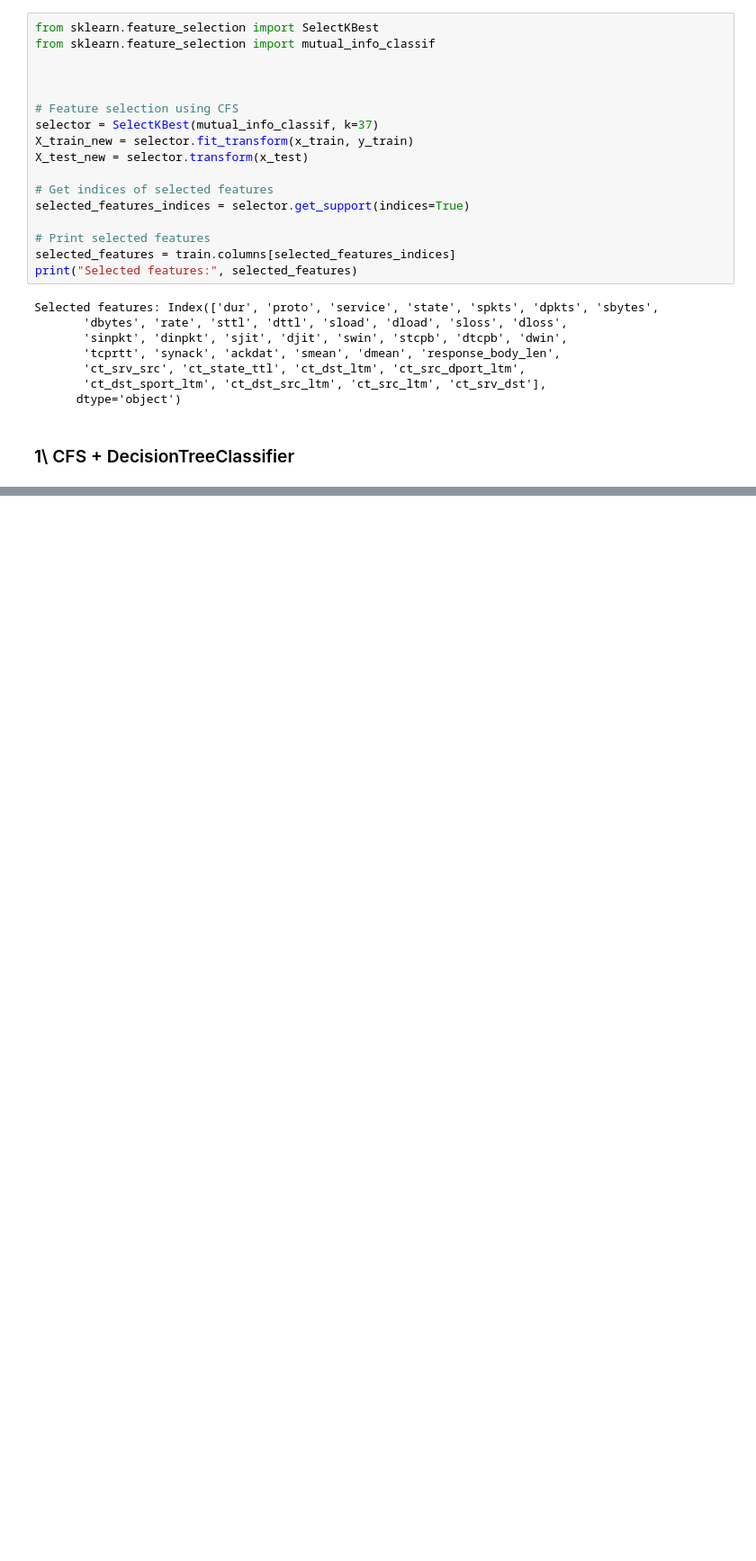
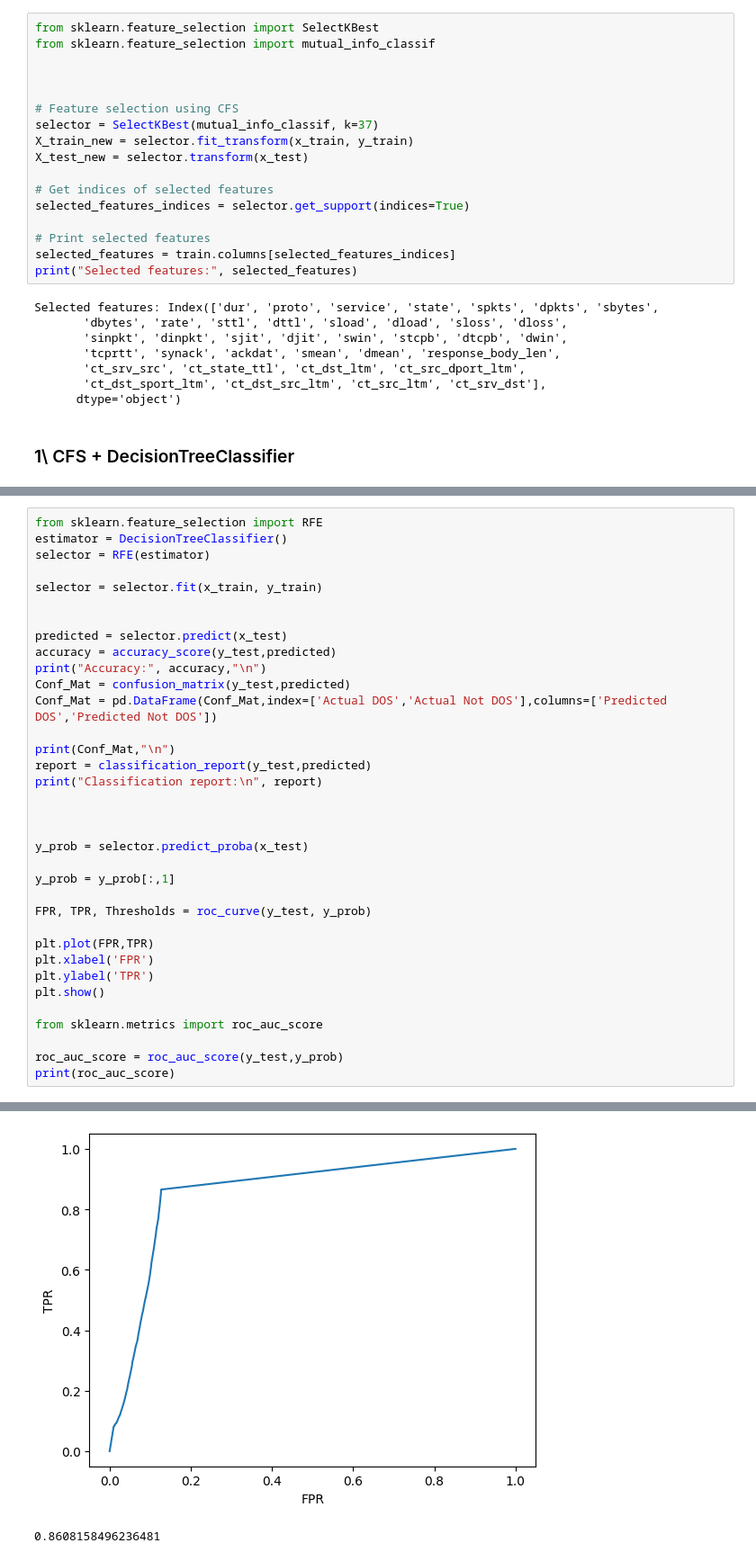
Before and after one commit to Abir-Ba/2CS_Project, a Jupyter notebook: UNSW_NB15.ipynb, the cells around one changed output, grey strips where cells are left out. Shown at 90% size. Cells and saved outputs as stored; diff of their text form; blank space fills up the shorter version.

```diff
--- a/UNSW_NB15.ipynb
+++ b/UNSW_NB15.ipynb
@@ -595,0 +602,36 @@ weighted avg       0.93      0.78      0.83     35069
+# %%
+from sklearn.feature_selection import RFE
+estimator = DecisionTreeClassifier()
+selector = RFE(estimator)
+
+selector = selector.fit(x_train, y_train)
+
+
+predicted = selector.predict(x_test)
+accuracy = accuracy_score(y_test,predicted)
+print("Accuracy:", accuracy,"\n")
+Conf_Mat = confusion_matrix(y_test,predicted)
+Conf_Mat = pd.DataFrame(Conf_Mat,index=['Actual DOS','Actual Not DOS'],columns=['Predicted DOS','Predicted Not DOS'])
+
+print(Conf_Mat,"\n")
+report = classification_report(y_test,predicted)
+print("Classification report:\n", report)
+
+
+
+y_prob = selector.predict_proba(x_test)
+
+y_prob = y_prob[:,1]
+
+FPR, TPR, Thresholds = roc_curve(y_test, y_prob)
+
+plt.plot(FPR,TPR)
+plt.xlabel('FPR')
+plt.ylabel('TPR')
+plt.show()
+
+from sklearn.metrics import roc_auc_score
+
+roc_auc_score = roc_auc_score(y_test,y_prob)
+print(roc_auc_score)
+# %% [output]
@@ -595,0 +653,2 @@ weighted avg       0.93      0.78      0.83     35069
+[figure, added]
+0.8608158496236481
```
Also changed, not shown: parts of 25 cells of this notebook, 1 other file.
